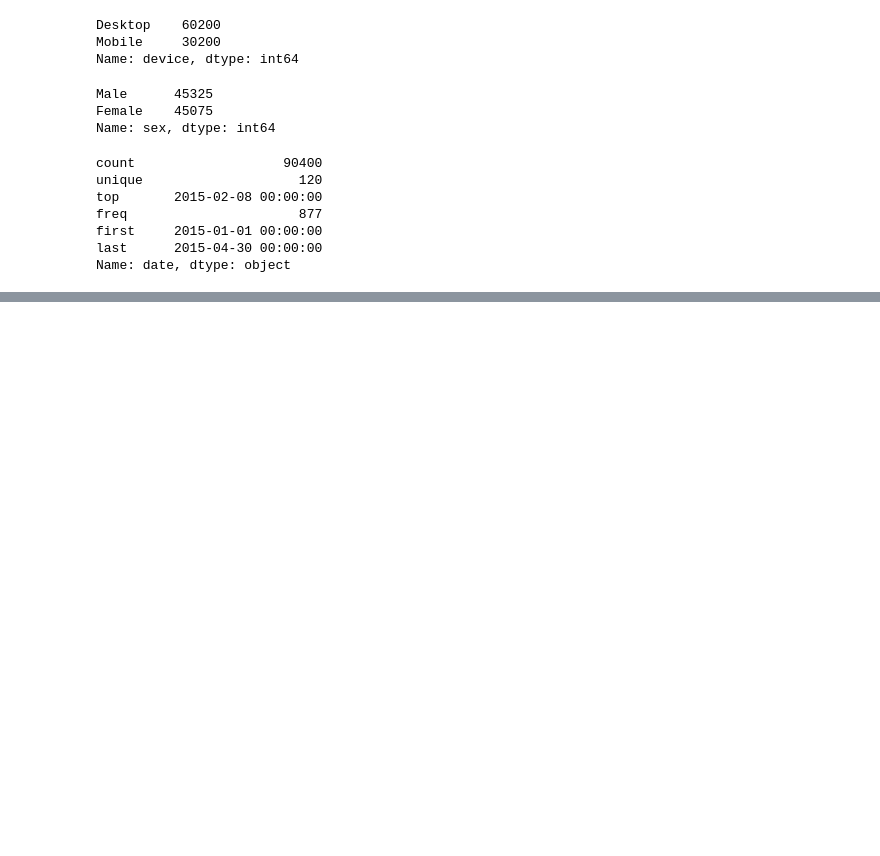
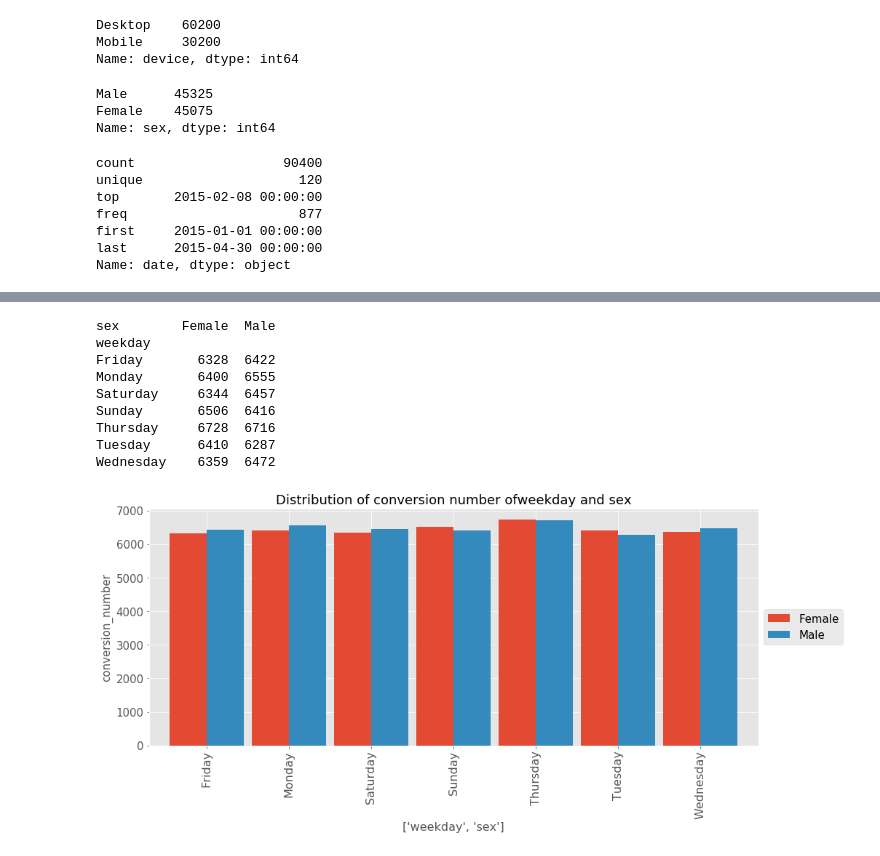
Before and after one commit to joyceft/TakeHomeDataChallenge, a Jupyter notebook: funnel_analysis/funnel_analysis.ipynb, the cells around one changed output, grey strips where cells are left out. Saved outputs shown, nothing was run; the diff lists cells and outputs as text; code cells hidden in the pictures; blank space fills up the shorter version.

```diff
--- a/funnel_analysis/funnel_analysis.ipynb
+++ b/funnel_analysis/funnel_analysis.ipynb
@@ -296,0 +377,27 @@ user_page_df.sample(8)
+# %%
+def get_sex_plot(df, var, v):
+    fig = plt.figure(figsize = (15,6))
+    ax = fig.add_subplot(111)
+    p = df.groupby(var)[v].agg('count').unstack()
+    #pp = p.reindex(columns = ri)
+    p.plot(kind = 'bar', ax=ax, width = 0.9)
+    plt.title('Distribution of conversion number of' + var[0] + " and " + var[1], fontsize = 18)
+    plt.xlabel(var, fontsize = 16)
+    plt.xticks(fontsize = 16, rotation = 'vertical')
+    plt.yticks(fontsize = 15)
+    plt.ylabel('conversion_number', fontsize = 15)
+    plt.legend(loc='center left', bbox_to_anchor=(1, 0.5), fontsize = 15)
+    print(p)
+# %%
+get_sex_plot(user_page_df, ['weekday', 'sex'], 'final_page')
+# %% [output]
+sex        Female  Male
+weekday
+Friday       6328  6422
+Monday       6400  6555
+Saturday     6344  6457
+Sunday       6506  6416
+Thursday     6728  6716
+Tuesday      6410  6287
+Wednesday    6359  6472
+[figure, added]
```
Also changed, not shown: parts of 13 cells of this notebook.
